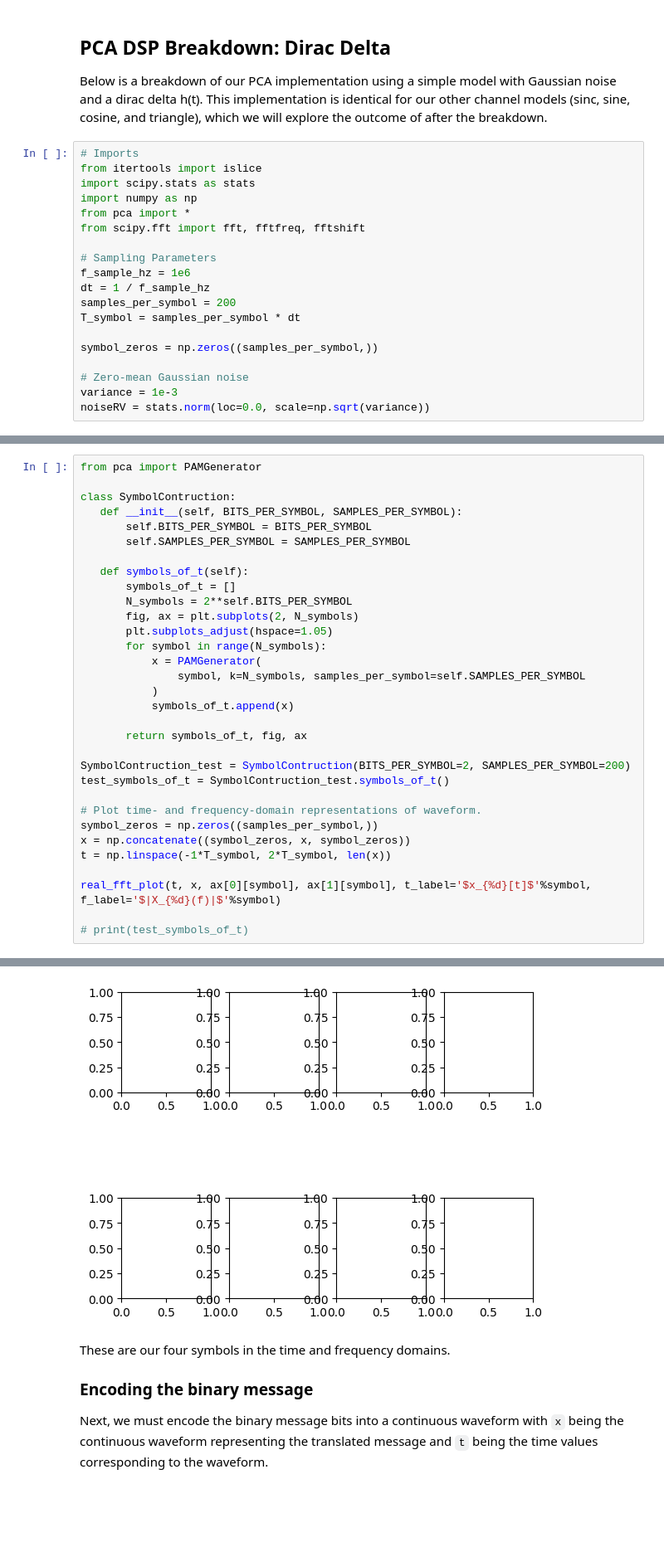
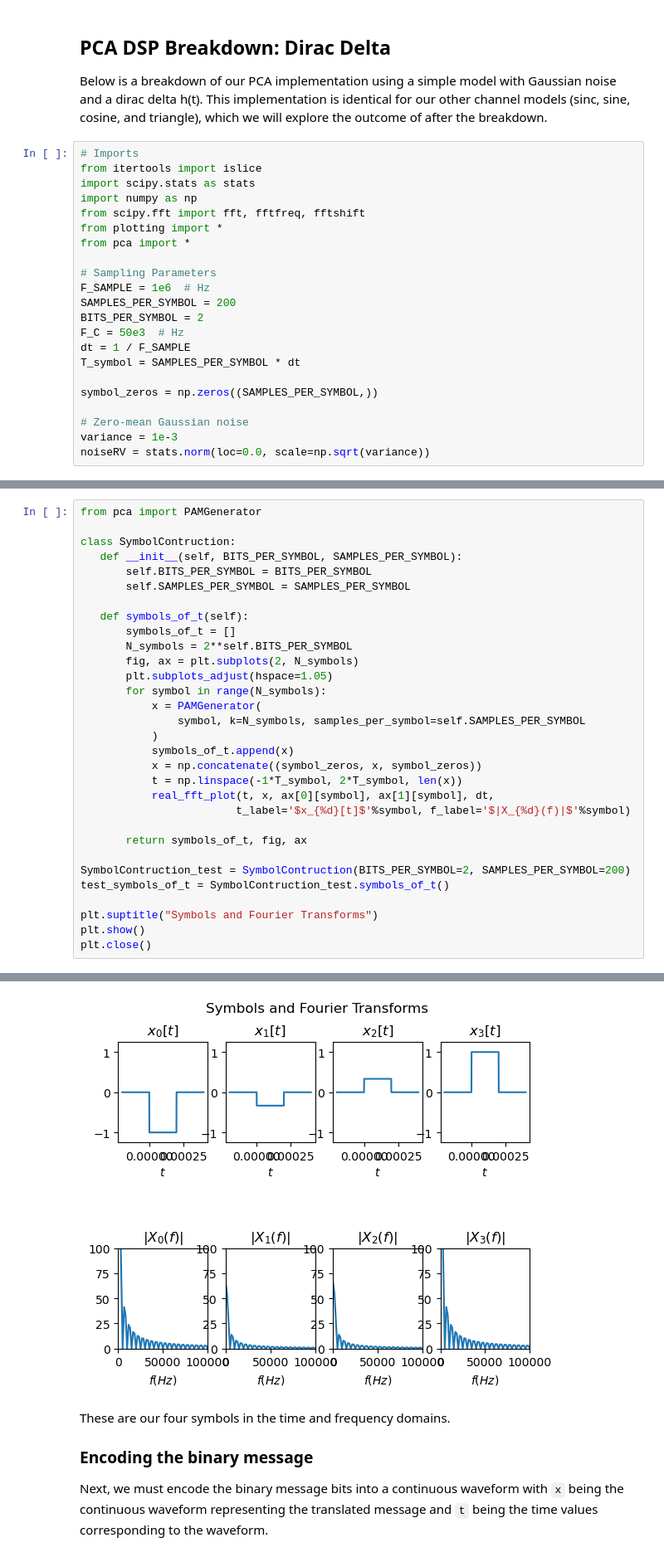
Before and after one commit to allyson-hur/adcomms_dsp, a Jupyter notebook: pca.ipynb, the cells around one changed output, grey strips where cells are left out. Shown: that part at 83% size. Saved outputs shown, nothing was run; the diff lists cells and outputs as text; blank space fills up the shorter version.

```diff
--- a/pca.ipynb
+++ b/pca.ipynb
@@ -35,16 +29,19 @@ Below is a breakdown of our PCA implementation using a simple model with Gaussia
 from itertools import islice
 import scipy.stats as stats
 import numpy as np
+from scipy.fft import fft, fftfreq, fftshift
+from plotting import *
 from pca import *
-from scipy.fft import fft, fftfreq, fftshift
 
 # Sampling Parameters
-f_sample_hz = 1e6
-dt = 1 / f_sample_hz
-samples_per_symbol = 200
-T_symbol = samples_per_symbol * dt
+F_SAMPLE = 1e6  # Hz
+SAMPLES_PER_SYMBOL = 200
+BITS_PER_SYMBOL = 2
+F_C = 50e3  # Hz
+dt = 1 / F_SAMPLE
+T_symbol = SAMPLES_PER_SYMBOL * dt
 
-symbol_zeros = np.zeros((samples_per_symbol,))
+symbol_zeros = np.zeros((SAMPLES_PER_SYMBOL,))
 
 # Zero-mean Gaussian noise
 variance = 1e-3
@@ -72,18 +80,17 @@ class SymbolContruction:
                symbol, k=N_symbols, samples_per_symbol=self.SAMPLES_PER_SYMBOL
            )
            symbols_of_t.append(x)
+           x = np.concatenate((symbol_zeros, x, symbol_zeros))
+           t = np.linspace(-1*T_symbol, 2*T_symbol, len(x))
+           real_fft_plot(t, x, ax[0][symbol], ax[1][symbol], dt,
+                        t_label='$x_{%d}[t]$'%symbol, f_label='$|X_{%d}(f)|$'%symbol)
 
        return symbols_of_t, fig, ax
 
 SymbolContruction_test = SymbolContruction(BITS_PER_SYMBOL=2, SAMPLES_PER_SYMBOL=200)
 test_symbols_of_t = SymbolContruction_test.symbols_of_t()
 
-# Plot time- and frequency-domain representations of waveform.
-symbol_zeros = np.zeros((samples_per_symbol,))
-x = np.concatenate((symbol_zeros, x, symbol_zeros))
-t = np.linspace(-1*T_symbol, 2*T_symbol, len(x))
-
-real_fft_plot(t, x, ax[0][symbol], ax[1][symbol], t_label='$x_{%d}[t]$'%symbol, f_label='$|X_{%d}(f)|$'%symbol)
-
-# print(test_symbols_of_t)
+plt.suptitle("Symbols and Fourier Transforms")
+plt.show()
+plt.close()
 # %% [output]
@@ -91,4 +97,4 @@ NameError: name 'fftshift' is not defined
-[figure, old version]
+[figure, new version]
 # %% [markdown]
 These are our four symbols in the time and frequency domains.
 
```
Also changed, not shown: parts of 6 cells of this notebook.
